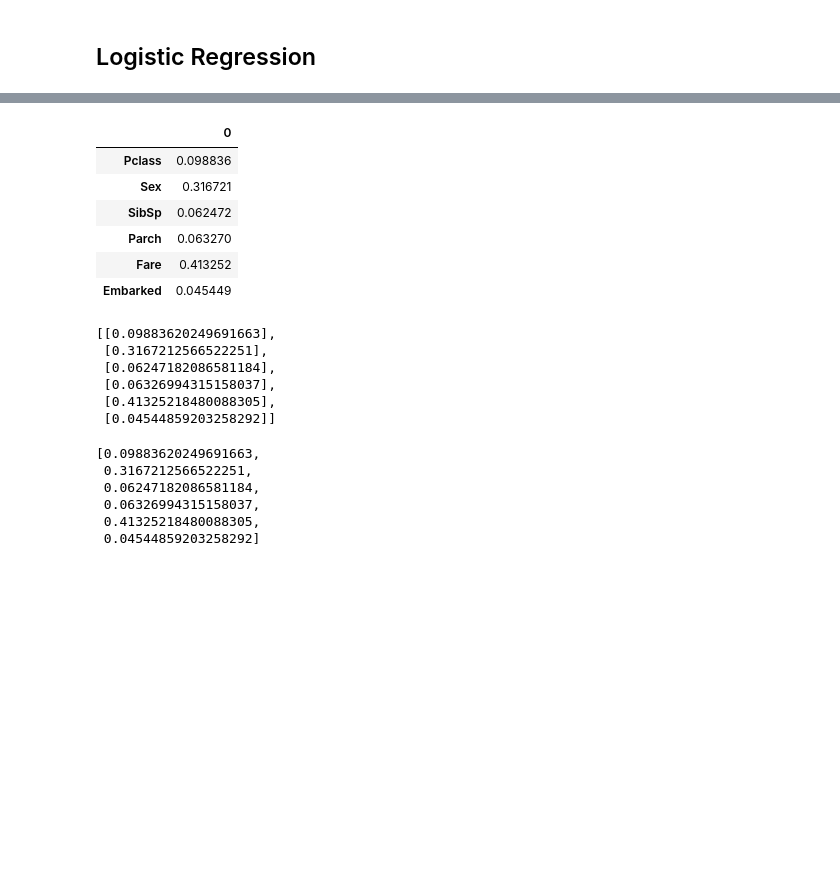
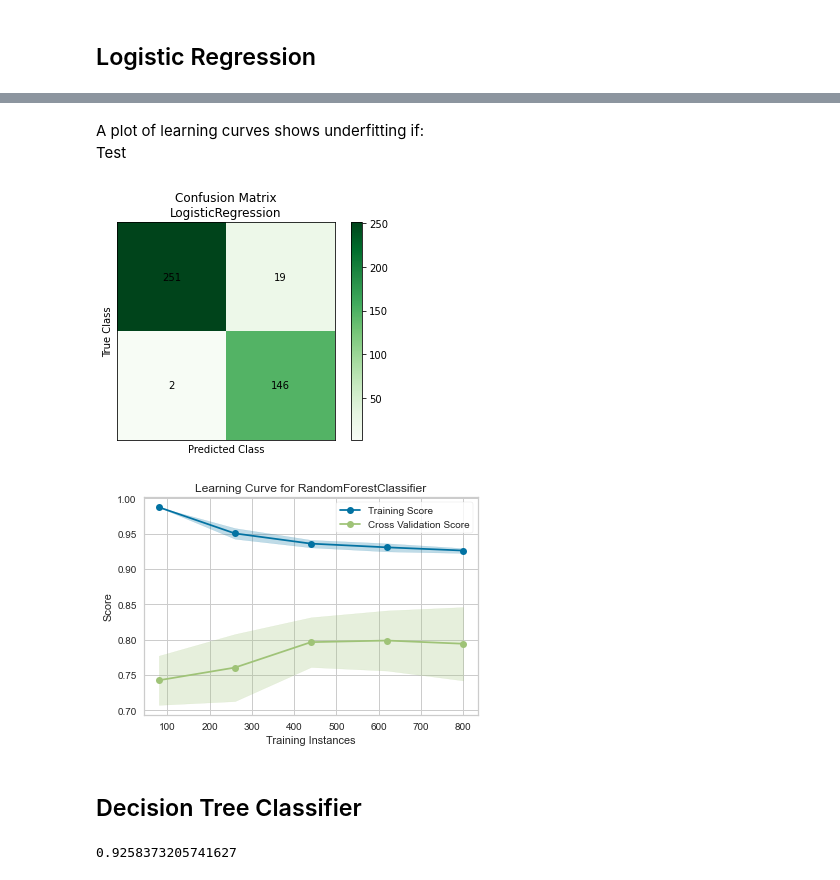
Before and after one commit to Krystiankr/Machine-Learning-Titanic, a Jupyter notebook: Kaggle.ipynb, the cells around one changed output, grey strips where cells are left out. Cells and saved outputs as stored; diff of their text form; code cells hidden in the pictures; blank space fills up the shorter version.

```diff
--- a/Kaggle.ipynb
+++ b/Kaggle.ipynb
@@ -281,5 +305,9 @@ plt.show()
 ## Logistic Regression
 # %%
 from sklearn.linear_model import LogisticRegression
-logist
+logistic_regression = LogisticRegression()
+logistic_regression = logistic_regression.fit(X_train, y_train)
+score = logistic_regression.score(X_test, y_test)
+models["logistic_regression"] = score
+score
 # %% [output]
@@ -318,35 +322,28 @@ plt.show()
+# %% [markdown]
+A plot of learning curves shows underfitting if:  \
+Test
 # %%
-df1
+y_pred = logistic_regression.predict(X_test)
+matrix = confusion_matrix(y_test, y_pred)
+c_matrix(matrix, "LogisticRegression")
 # %% [output]
-|  | 0 |
-| Pclass | 0.098836 |
-| Sex | 0.316721 |
-| SibSp | 0.062472 |
-| Parch | 0.063270 |
-| Fare | 0.413252 |
-| Embarked | 0.045449 |
+[figure, added]
-# %%
-data = random_forest.feature_importances_
-lis = [el for el in data      ]
-lis
-# %% [output]
-[[0.09883620249691663],
- [0.3167212566522251],
- [0.06247182086581184],
- [0.06326994315158037],
- [0.41325218480088305],
- [0.04544859203258292]]
-# %%
-random_forest.feature_importances_.tolist()
-# %% [output]
-[0.09883620249691663,
- 0.3167212566522251,
- 0.06247182086581184,
- 0.06326994315158037,
- 0.41325218480088305,
- 0.04544859203258292]
+# %%
+fig, ax = plt.subplots(figsize=(6, 4))
+lc3_viz = LearningCurve(RandomForestClassifier(n_estimators=100), cv=10)
+lc3_viz.fit(X_train, y_train)
+_ = lc3_viz.poof()
+# %% [output]
+[figure, added]
+# %% [markdown]
+## Decision Tree Classifier
 # %%
 from sklearn.tree import DecisionTreeClassifier
 
 decision_tree = DecisionTreeClassifier(random_state=42, max_depth=5)
 decision_tree =decision_tree.fit(X_train, y_train)
+score = decision_tree.score(X_test, y_test)
+models["decision_tree"] = score
+score
+# %% [output]
+0.9258373205741627
```
Also changed, not shown: parts of 41 cells of this notebook.
